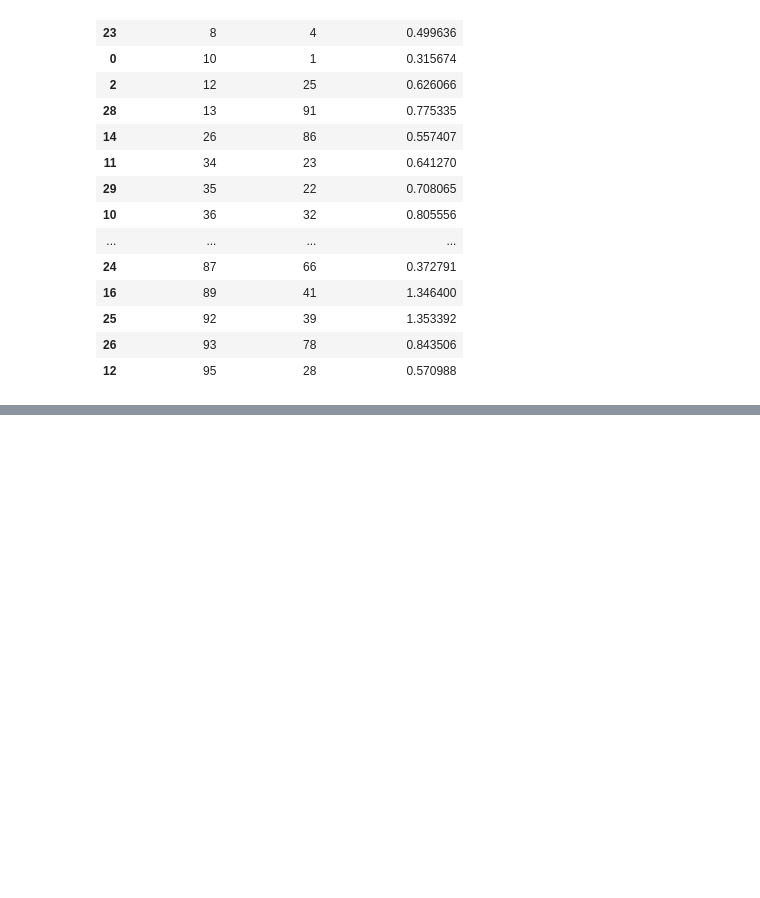
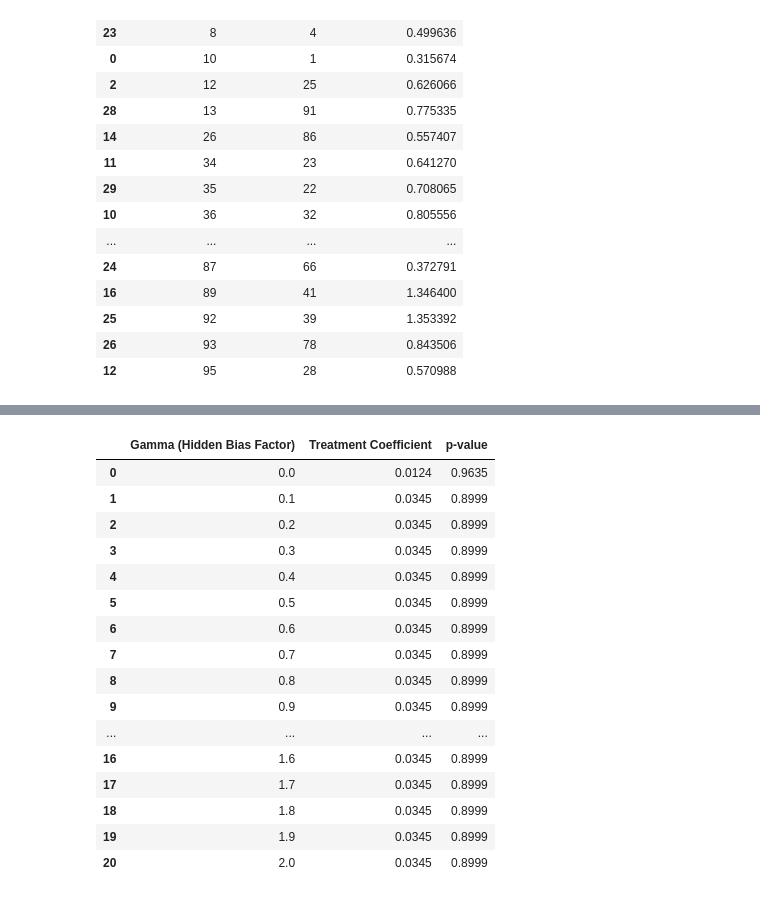
Before and after one commit to Ariisss/Assignment_1_Data_Analytics, a Jupyter notebook: assignment_1.ipynb, the cells around one changed output, grey strips where cells are left out. Cells and saved outputs as stored; diff of their text form; code cells hidden in the pictures; blank space fills up the shorter version.

Commit message:
feat: implemented step 4 (sensitivity analysis)

```diff
--- a/assignment_1.ipynb
+++ b/assignment_1.ipynb
@@ -313,0 +319,72 @@ Final Matched Dataset
+# %%
+# --- Step 4: Sensitivity Analysis for Hidden Bias ---
+
+# Assumption: The DataFrame `data` already exists.
+# For demonstration, we assume `data` has these columns:
+#   - 'patient_id'
+#   - 'treatment': Binary indicator (1 for treated, 0 for untreated)
+#   - 'followup_outcome' (placeholder from Step 1)
+#
+# Since Cox proportional hazards modeling requires survival data, we simulate:
+#   - 'duration': follow-up time (e.g., time-to-event)
+#   - 'event': indicator of whether the event occurred (1) or is censored (0)
+
+# For reproducibility
+np.random.seed(42)
+
+n = len(data)
+# Simulate duration (using an exponential distribution)
+data['duration'] = np.random.exponential(scale=10, size=n)
+# Simulate event indicator (e.g., 70% events observed)
+data['event'] = np.random.binomial(1, 0.7, size=n)
+
+# --- Introduce a Hidden Covariate ---
+# This is an unobserved confounder.
+data['hidden_bias'] = np.random.normal(loc=0, scale=1, size=n)
+
+# --- Baseline Cox Model (γ = 0) without hidden_bias_adjusted ---
+cph_baseline = CoxPHFitter()
+# For gamma==0, we do not include the hidden_bias_adjusted column.
+cph_baseline.fit(data[['duration', 'event', 'treatment']],
+                 duration_col='duration', event_col='event')
+# print("Baseline Cox PH Model (without hidden bias adjustment):")
+# cph_baseline.print_summary()
+# print("\n")
+
+# --- Sensitivity Analysis ---
+# We vary gamma from 0 to 2 in steps (here 21 values) and record the treatment effect.
+# For gamma == 0 we already have the baseline model.
+sensitivity_results = []
+
+for gamma in np.linspace(0, 2, 21):  # 21 values: 0, 0.1, 0.2, ..., 2.0
+    if gamma == 0:
+        # Use the baseline model's results.
+        treatment_coef = cph_baseline.params_['treatment']
+        p_value = cph_baseline.summary.loc['treatment', 'p']
+    else:
+        # Create an adjusted hidden bias column.
+        data['hidden_bias_adjusted'] = data['hidden_bias'] * gamma
+        model_df = data[['duration', 'event', 'treatment', 'hidden_bias_adjusted']]
+        try:
+            cph = CoxPHFitter()
+            cph.fit(model_df, duration_col='duration', event_col='event')
+            treatment_coef = cph.params_['treatment']
+            p_value = cph.summary.loc['treatment', 'p']
+        except ConvergenceError:
+            treatment_coef = np.nan
+            p_value = np.nan
+            print(f"Convergence error at gamma = {gamma:.2f}; recording NaN for treatment effect.")
+
+    sensitivity_results.append({
+        'Gamma (Hidden Bias Factor)': gamma,
+        'Treatment Coefficient': treatment_coef,
+        'p-value': p_value
+    })
+
+# Convert the results into a DataFrame.
+sensitivity_df = pd.DataFrame(sensitivity_results).round(4)
+
+# Display the sensitivity analysis table.
+display(HTML("<h3>Sensitivity Analysis: Effect of Hidden Bias on Treatment Effect</h3>"))
+display(sensitivity_df)
+# %% [output]
@@ -313,0 +392,17 @@ Final Matched Dataset
+|  | Gamma (Hidden Bias Factor) | Treatment Coefficient | p-value |
+| 0 | 0.0 | 0.0124 | 0.9635 |
+| 1 | 0.1 | 0.0345 | 0.8999 |
+| 2 | 0.2 | 0.0345 | 0.8999 |
+| 3 | 0.3 | 0.0345 | 0.8999 |
+| 4 | 0.4 | 0.0345 | 0.8999 |
+| 5 | 0.5 | 0.0345 | 0.8999 |
+| 6 | 0.6 | 0.0345 | 0.8999 |
+| 7 | 0.7 | 0.0345 | 0.8999 |
+| 8 | 0.8 | 0.0345 | 0.8999 |
+| 9 | 0.9 | 0.0345 | 0.8999 |
+| ... | ... | ... | ... |
+| 16 | 1.6 | 0.0345 | 0.8999 |
+| 17 | 1.7 | 0.0345 | 0.8999 |
+| 18 | 1.8 | 0.0345 | 0.8999 |
+| 19 | 1.9 | 0.0345 | 0.8999 |
+| 20 | 2.0 | 0.0345 | 0.8999 |
```
Also changed, not shown: parts of 3 cells of this notebook.
